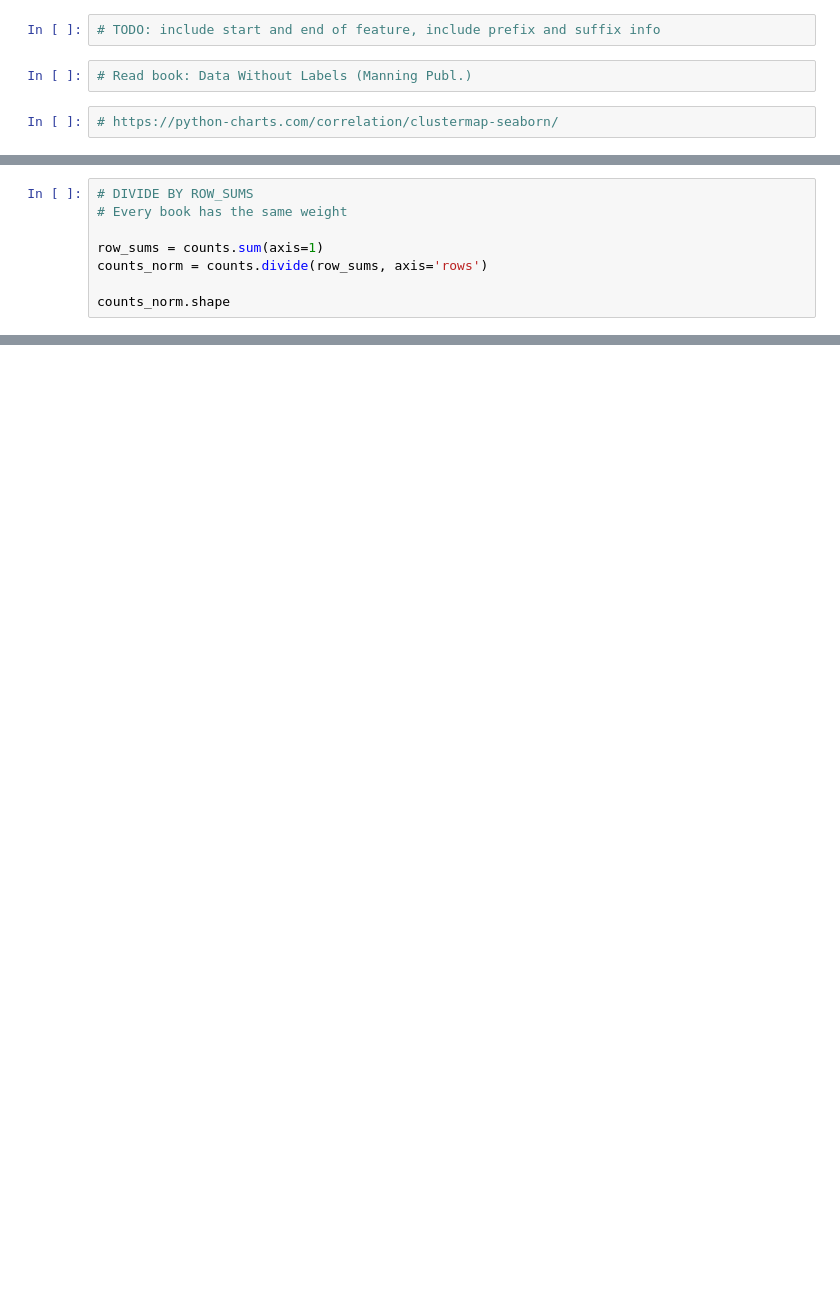
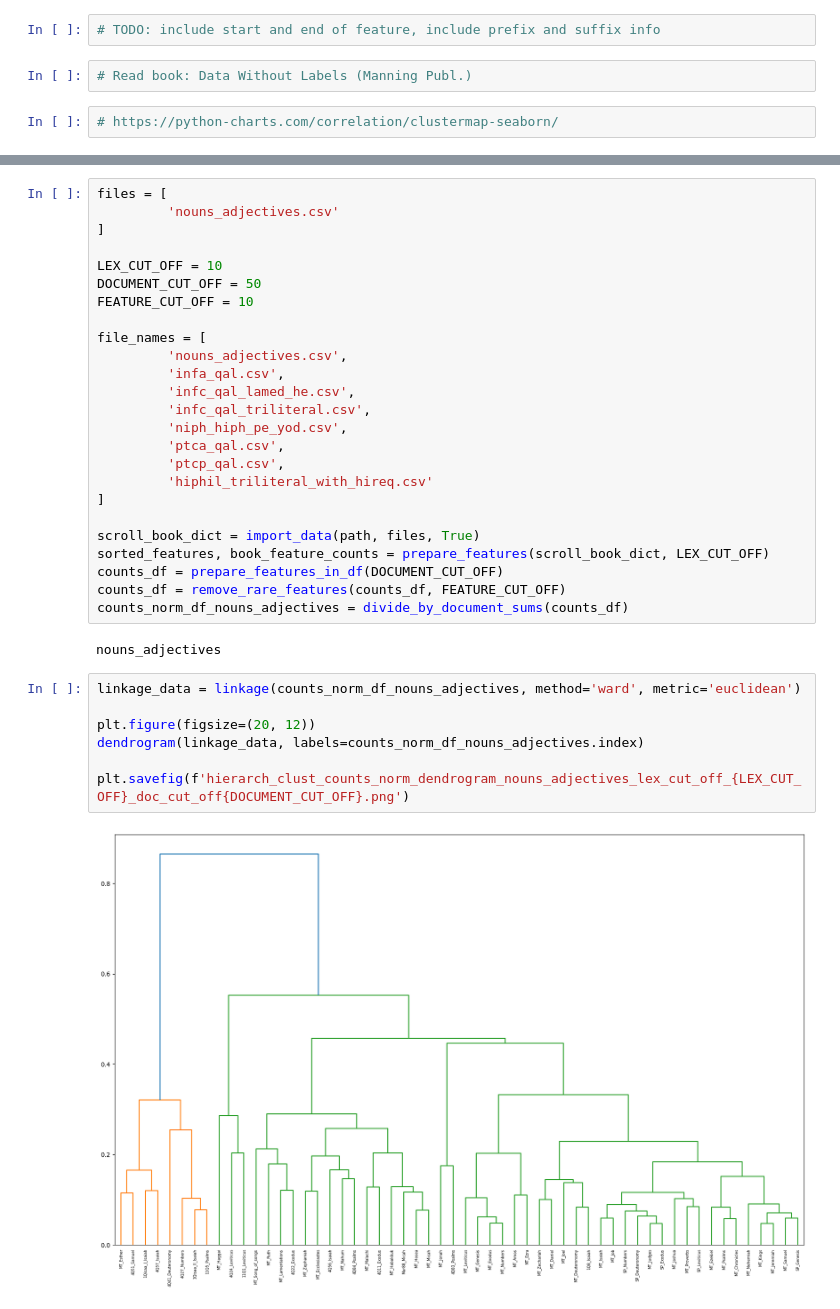
Before and after one commit to MartijnNaaijer/hebrew_spelling_variation, a Jupyter notebook: notebooks/clustering_spelling.ipynb, the cells around one changed output, grey strips where cells are left out. Saved outputs shown, nothing was run; the diff lists cells and outputs as text; blank space fills up the shorter version.

Commit message:
adapted clustering notebook

```diff
--- a/notebooks/clustering_spelling.ipynb
+++ b/notebooks/clustering_spelling.ipynb
@@ -170,8 +6,0 @@ counts.head()
-# %%
-# DIVIDE BY ROW_SUMS
-# Every book has the same weight
-
-row_sums = counts.sum(axis=1)
-counts_norm = counts.divide(row_sums, axis='rows')
-
-counts_norm.shape
@@ -369,0 +137,36 @@ plt.show()
+# %%
+files = [
+         'nouns_adjectives.csv'
+]
+
+LEX_CUT_OFF = 10
+DOCUMENT_CUT_OFF = 50
+FEATURE_CUT_OFF = 10
+
+file_names = [
+         'nouns_adjectives.csv',
+         'infa_qal.csv',
+         'infc_qal_lamed_he.csv',
+         'infc_qal_triliteral.csv',
+         'niph_hiph_pe_yod.csv',
+         'ptca_qal.csv',
+         'ptcp_qal.csv',
+         'hiphil_triliteral_with_hireq.csv'
+]
+
+scroll_book_dict = import_data(path, files, True)
+sorted_features, book_feature_counts = prepare_features(scroll_book_dict, LEX_CUT_OFF)
+counts_df = prepare_features_in_df(DOCUMENT_CUT_OFF)
+counts_df = remove_rare_features(counts_df, FEATURE_CUT_OFF)
+counts_norm_df_nouns_adjectives = divide_by_document_sums(counts_df)
+# %% [output]
+nouns_adjectives
+# %%
+linkage_data = linkage(counts_norm_df_nouns_adjectives, method='ward', metric='euclidean')
+
+plt.figure(figsize=(20, 12))
+dendrogram(linkage_data, labels=counts_norm_df_nouns_adjectives.index)
+
+plt.savefig(f'hierarch_clust_counts_norm_dendrogram_nouns_adjectives_lex_cut_off_{LEX_CUT_OFF}_doc_cut_off{DOCUMENT_CUT_OFF}.png')
+# %% [output]
+[figure, added]
```
Also changed, not shown: parts of 45 cells of this notebook, 31 other files.
